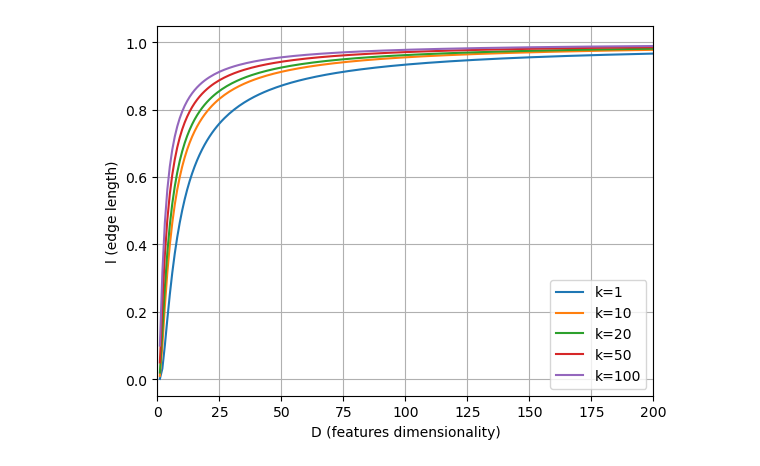
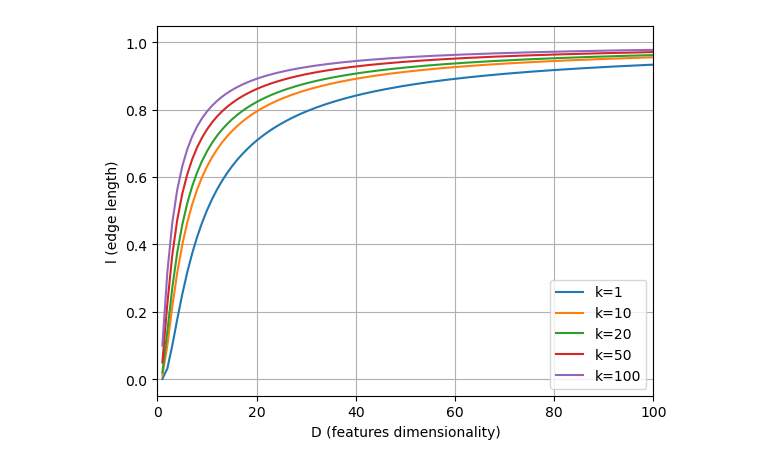
Before and after one commit to Michele2301/MALIS-projects, a Jupyter notebook: Project1/Code/Project_answers.ipynb, the cells around one changed output. Drawn from its saved outputs; the diff is of its cells as text; code cells hidden in the pictures.

```diff
--- a/Project1/Code/Project_answers.ipynb
+++ b/Project1/Code/Project_answers.ipynb
@@ -47,15 +48,15 @@ KeyboardInterrupt:
 # %%
 D = np.array([i for i in range (1, 1000)])
 N = 1000
 # Plot l as a function of (k/N)^(1/D)
 plt.figure()
 plt.xlabel("D (features dimensionality)")
 plt.ylabel("l (edge length)")
 for k in [1, 10, 20, 50, 100]:
     plt.plot(D, (k/N)**(1/D), label="k="+str(k))
 plt.grid()
 plt.legend()
-plt.xlim(0, 200)
+plt.xlim(0, 100)
 plt.show()
 # %% [output]
-[figure, old version]
+[figure, new version]
```
Also changed, not shown: parts of 6 cells of this notebook.
